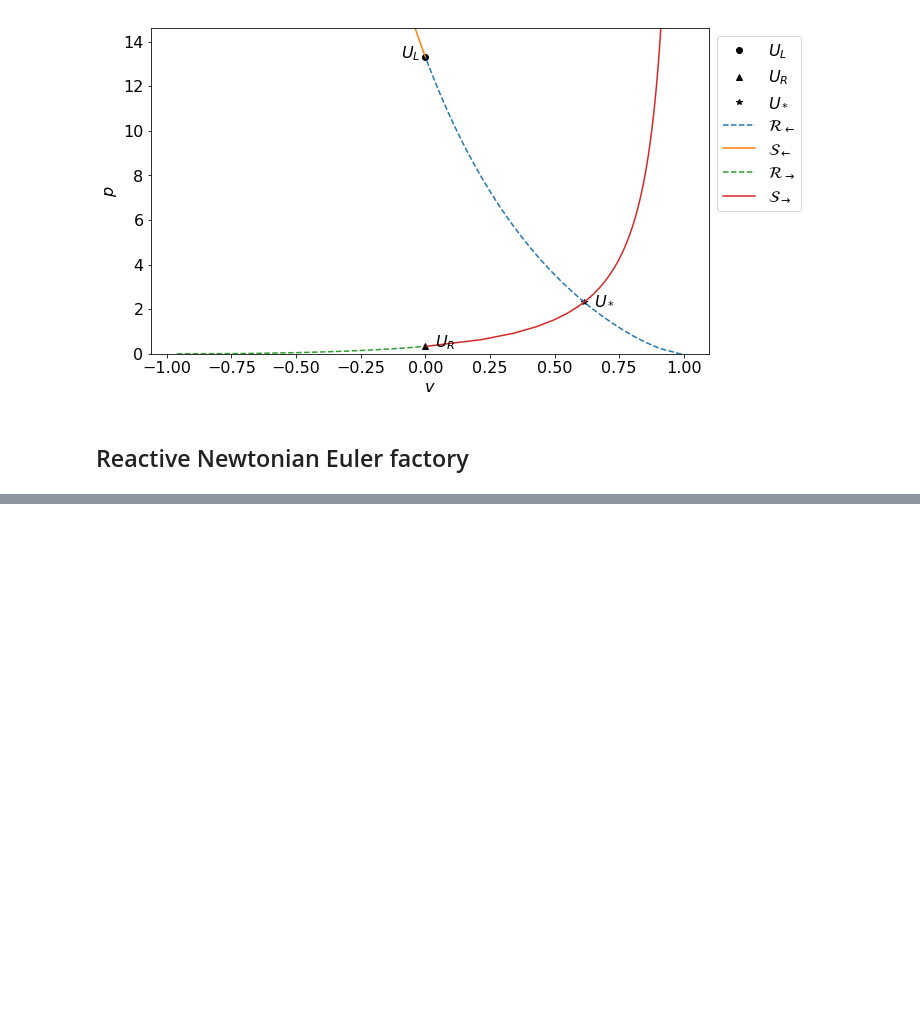
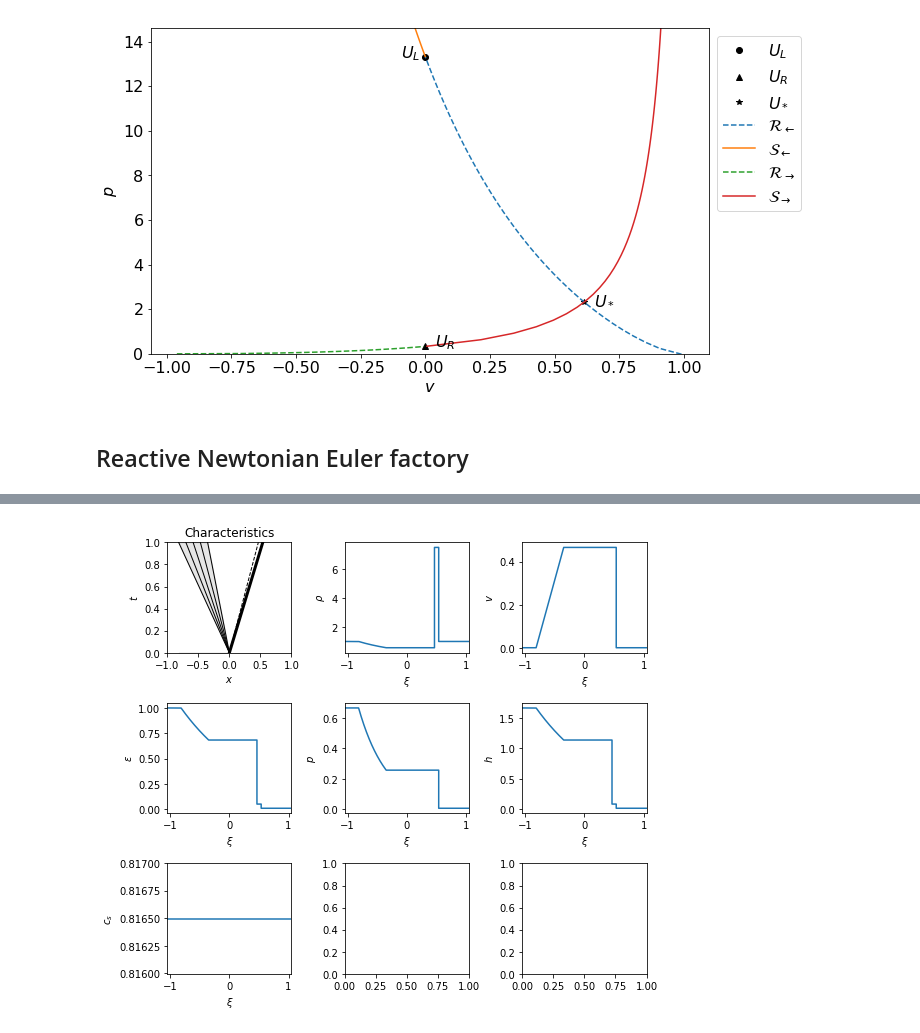
Before and after one commit to harpolea/r3d2, a Jupyter notebook: docs/factories.ipynb, the cells around one changed output, grey strips where cells are left out. Cells and saved outputs as stored; diff of their text form; code cells hidden in the pictures; blank space fills up the shorter version.

```diff
--- a/docs/factories.ipynb
+++ b/docs/factories.ipynb
@@ -72,0 +89,4 @@ f = r3d2.EulerFactory()
+# %%
+display_png(test_1_rp)
+# %% [output]
+[figure, added]
```
Also changed, not shown: parts of 7 cells of this notebook, 13 other files.
